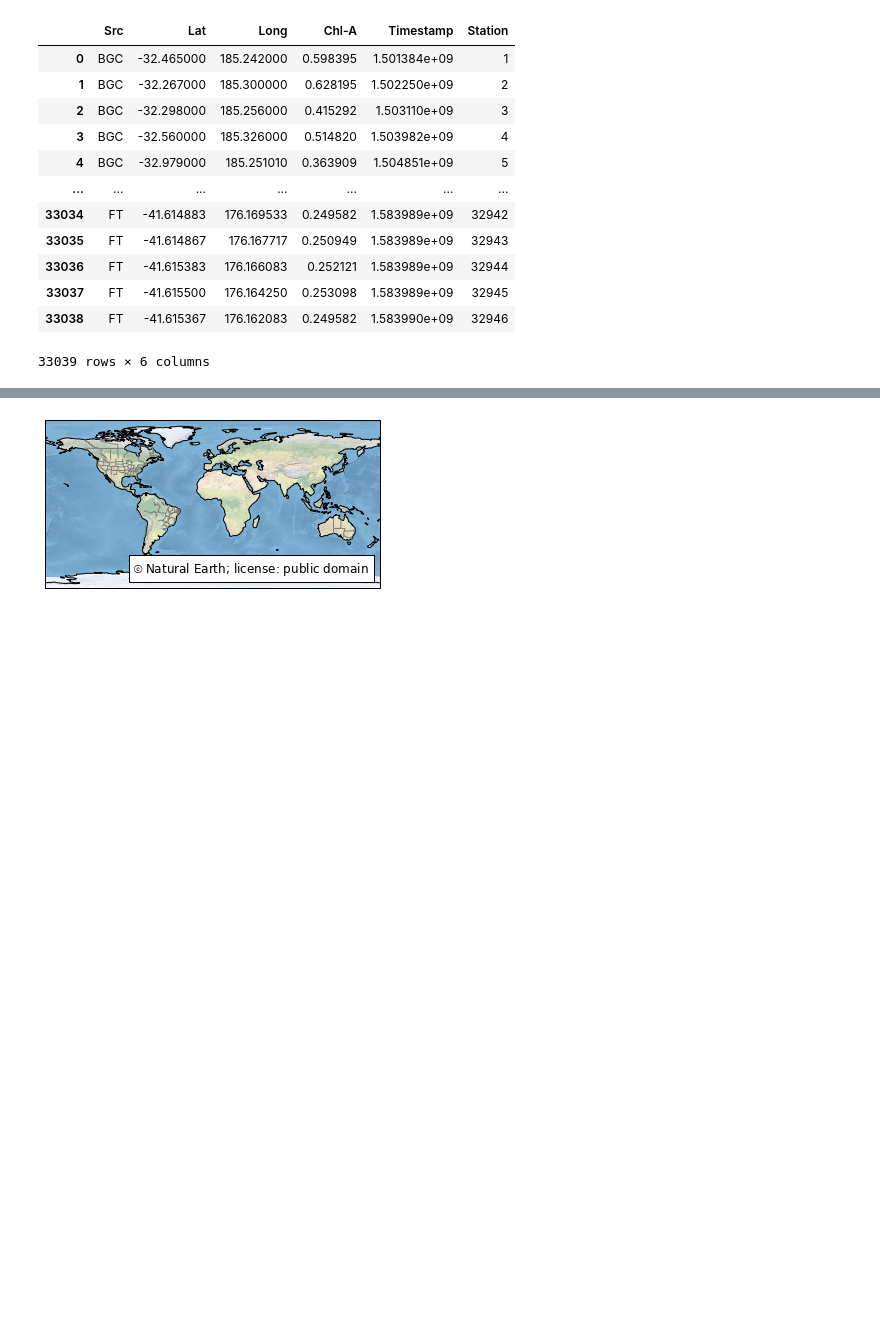
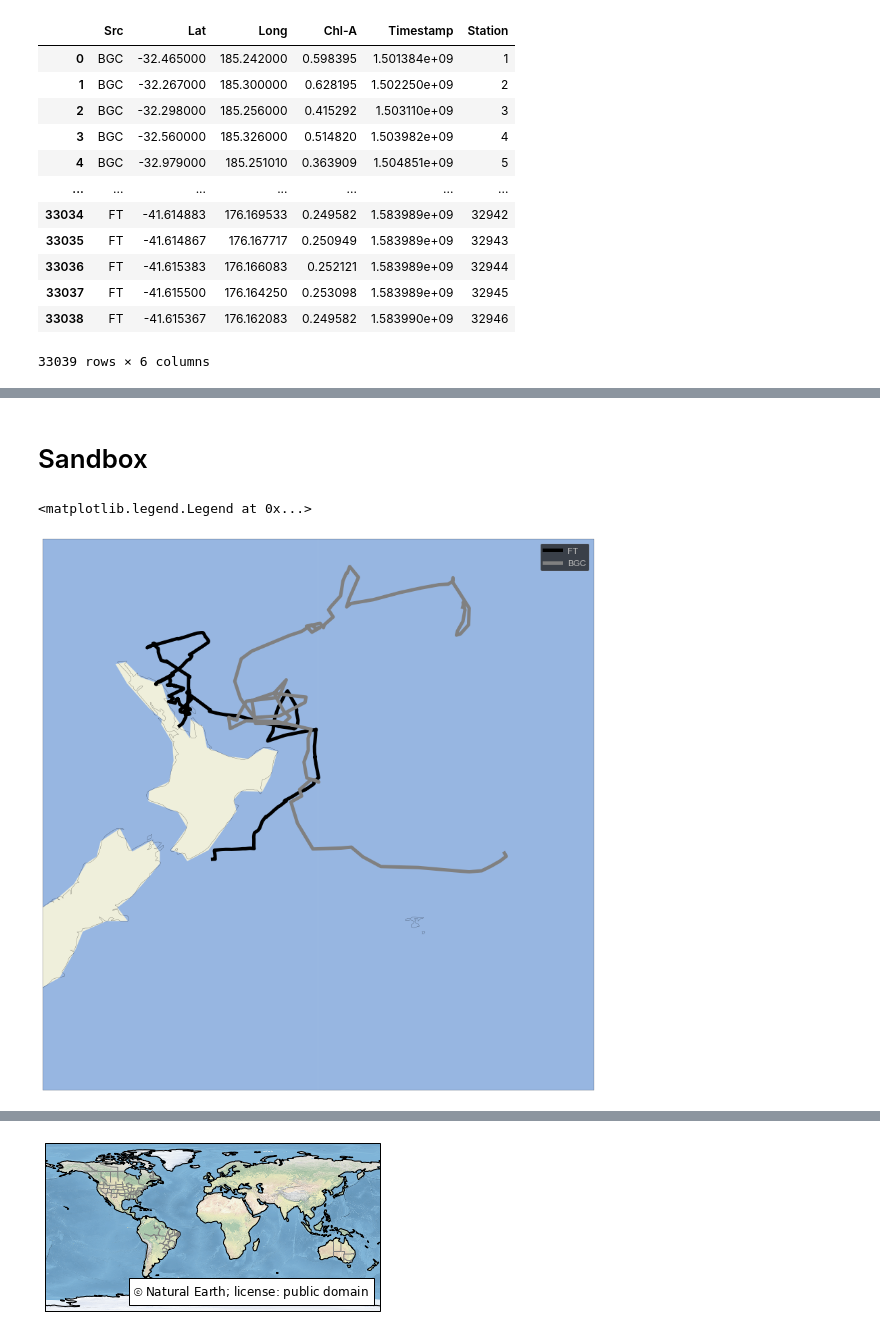
Before and after one commit to AmyPhung/chl-a-comparison, a Jupyter notebook: Workbook9 (major revision).ipynb, the cells around one changed output, grey strips where cells are left out. Saved outputs shown, nothing was run; the diff lists cells and outputs as text; code cells hidden in the pictures; blank space fills up the shorter version.

```diff
--- a/Workbook9 (major revision).ipynb
+++ b/Workbook9 (major revision).ipynb
@@ -706,0 +752,25 @@ plt.show()
+# %% [markdown]
+# Sandbox
+# %%
+ax = plt.axes(projection=ccrs.PlateCarree(central_longitude=180))
+ax.set_extent([170, 190, -50, -30], crs=ccrs.PlateCarree())
+# plt.scatter(compiled_df["Long"] + 180, compiled_df["Lat"], c=compiled_df["Chl-A"],
+#              alpha=0.5, vmin=0, vmax=1)
+plt.plot(compiled_df[compiled_df["Src"] == "FT"]["Long"] - 180,
+         compiled_df[compiled_df["Src"] == "FT"]["Lat"],
+         linewidth=5, color="black")
+
+plt.plot(compiled_df[compiled_df["Src"] == "BGC"]["Long"] - 180,
+         compiled_df[compiled_df["Src"] == "BGC"]["Lat"],
+         linewidth=5, color="grey")
+
+# add some features to make the map a little more polished
+ax.add_feature(cartopy.feature.LAND)
+ax.add_feature(cartopy.feature.OCEAN)
+ax.coastlines('50m')
+plt.legend(["FT", "BGC"])
+
+# plt.colorbar()
+# %% [output]
+<matplotlib.legend.Legend at 0x...>
+[figure, added]
```
Also changed, not shown: parts of 10 cells of this notebook, 1 other file.
